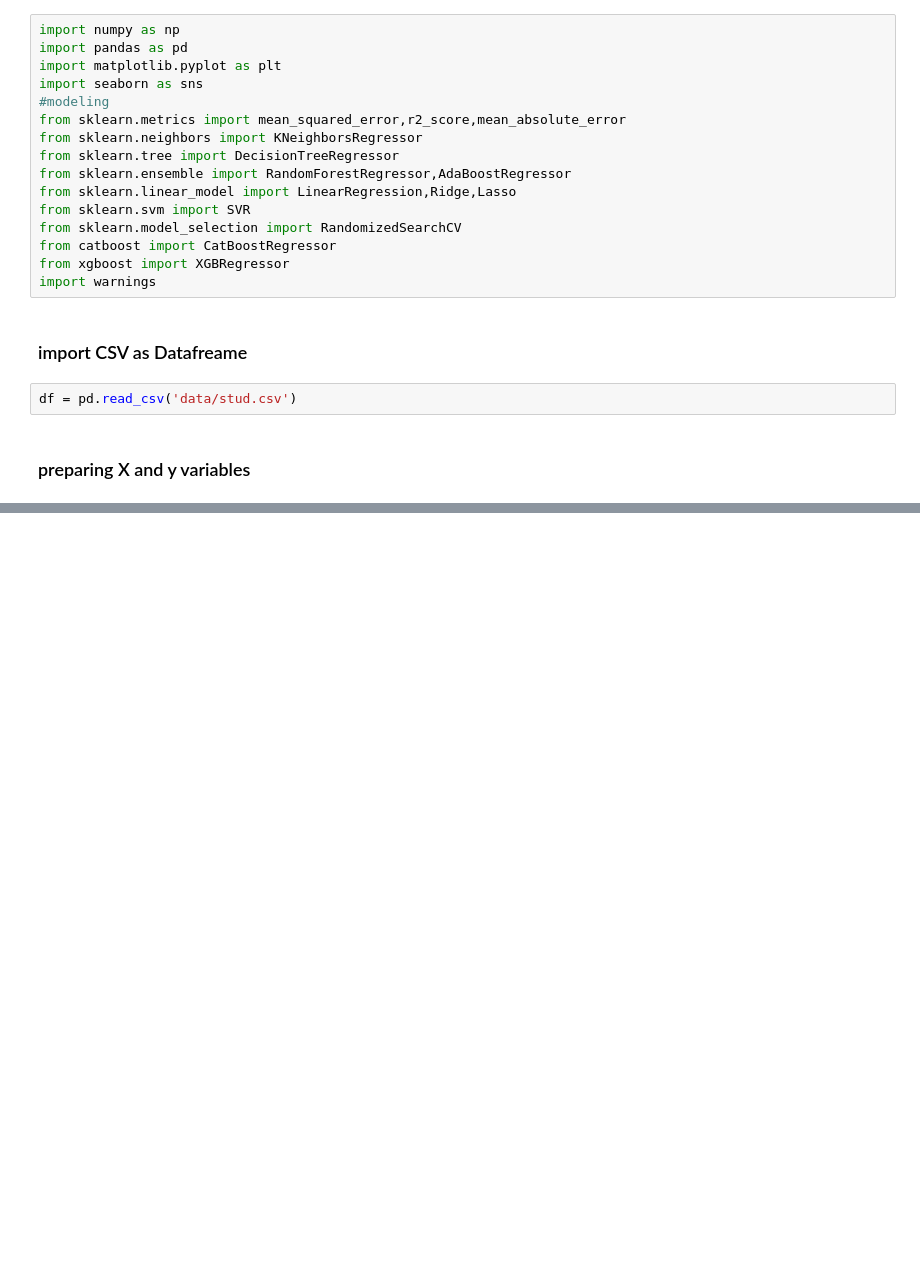
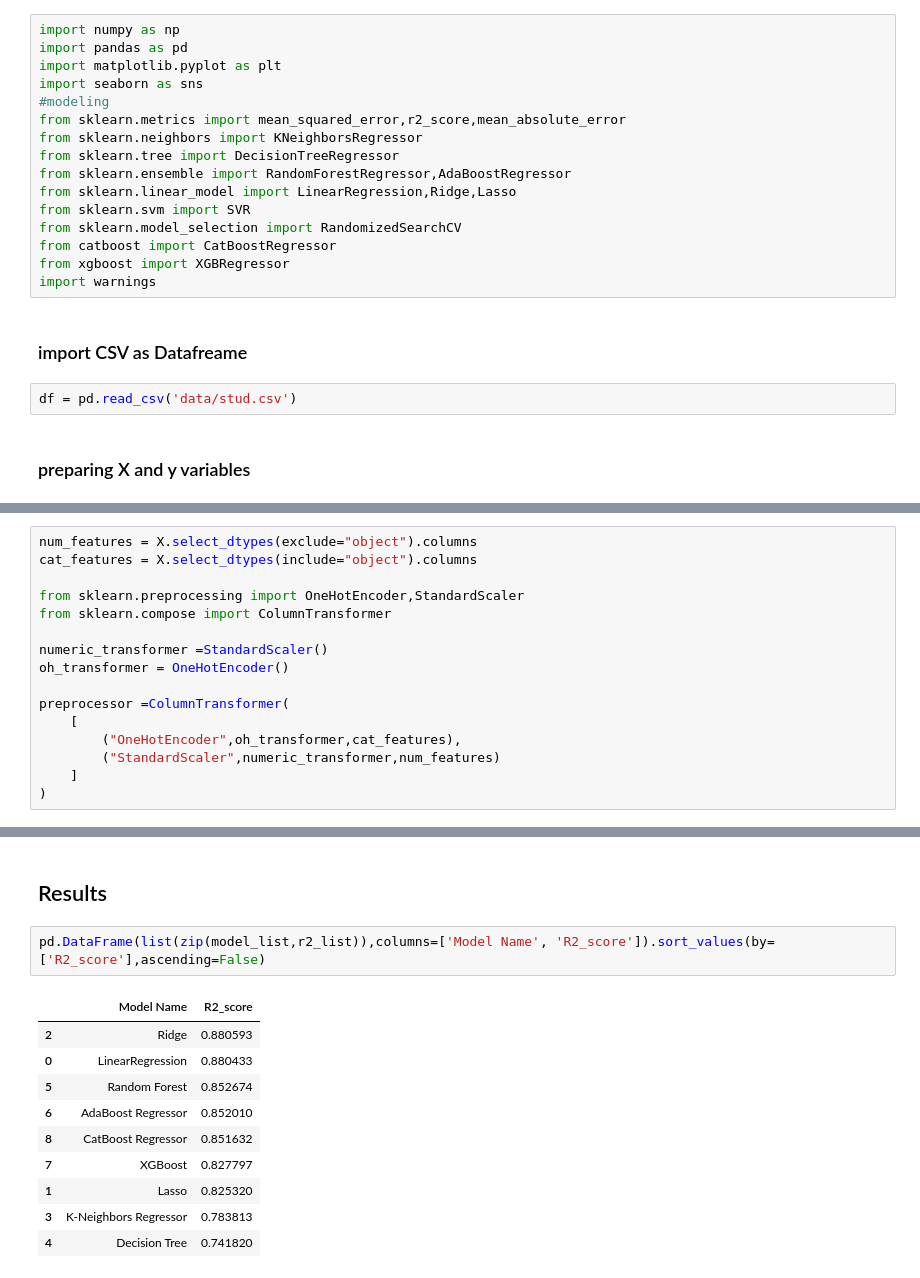
Before and after one commit to Dixant-Dutt/MLModels, a Jupyter notebook: notebook/MODEL TRAINING.ipynb, the cells around one changed output, grey strips where cells are left out. Drawn from its saved outputs; the diff is of its cells as text; blank space fills up the shorter version.

```diff
--- a/notebook/MODEL TRAINING.ipynb
+++ b/notebook/MODEL TRAINING.ipynb
@@ -61,0 +62,16 @@ Length: 1000, dtype: float64
+# %%
+num_features = X.select_dtypes(exclude="object").columns
+cat_features = X.select_dtypes(include="object").columns
+
+from sklearn.preprocessing import OneHotEncoder,StandardScaler
+from sklearn.compose import ColumnTransformer
+
+numeric_transformer =StandardScaler()
+oh_transformer = OneHotEncoder()
+
+preprocessor =ColumnTransformer(
+    [
+        ("OneHotEncoder",oh_transformer,cat_features),
+        ("StandardScaler",numeric_transformer,num_features)
+    ]
+)
@@ -61,0 +176,15 @@ Length: 1000, dtype: float64
+# %% [markdown]
+## Results
+# %%
+pd.DataFrame(list(zip(model_list,r2_list)),columns=['Model Name', 'R2_score']).sort_values(by=['R2_score'],ascending=False)
+# %% [output]
+|  | Model Name | R2_score |
+| 2 | Ridge | 0.880593 |
+| 0 | LinearRegression | 0.880433 |
+| 5 | Random Forest | 0.852674 |
+| 6 | AdaBoost Regressor | 0.852010 |
+| 8 | CatBoost Regressor | 0.851632 |
+| 7 | XGBoost | 0.827797 |
+| 1 | Lasso | 0.825320 |
+| 3 | K-Neighbors Regressor | 0.783813 |
+| 4 | Decision Tree | 0.741820 |
```
Also changed, not shown: parts of 13 cells of this notebook, 4 other files.
